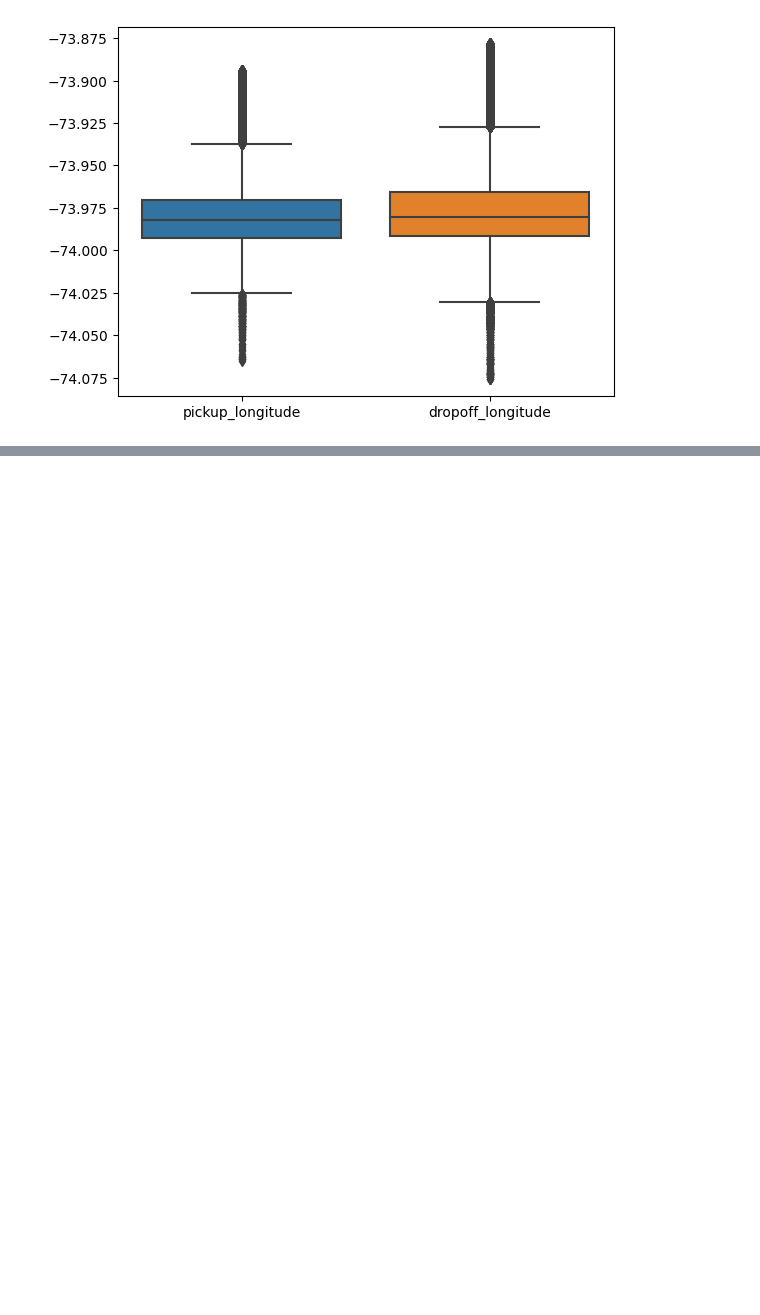
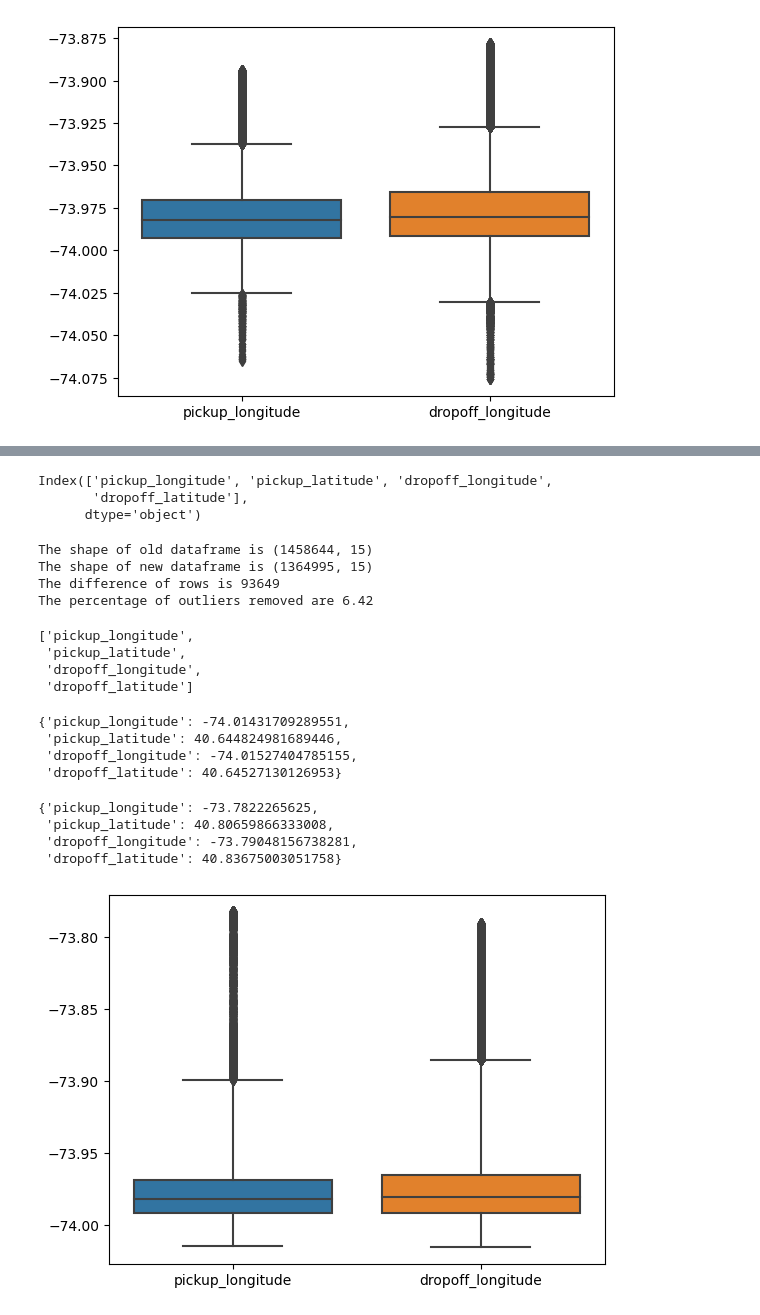
Before and after one commit to Himanshu-1703/kaggle-notebooks, a Jupyter notebook: rushing-through-nyc.ipynb, the cells around one changed output, grey strips where cells are left out. Saved outputs shown, nothing was run; the diff lists cells and outputs as text; code cells hidden in the pictures; blank space fills up the shorter version.

```diff
--- a/rushing-through-nyc.ipynb
+++ b/rushing-through-nyc.ipynb
@@ -1363,0 +1408,50 @@ plt.show()
+# %%
+train_df_new.columns[4:8]
+# %% [output]
+Index(['pickup_longitude', 'pickup_latitude', 'dropoff_longitude',
+       'dropoff_latitude'],
+      dtype='object')
+# %%
+#### Outlier removal using the percentile approach
+from feature_engine.outliers import OutlierTrimmer
+
+outlier_trim = OutlierTrimmer(capping_method='quantiles',
+                             tail='both',fold=0.01,
+                             variables=train_df_new.columns[4:8].to_list())
+
+df_without_outliers = outlier_trim.fit_transform(train_df_new)
+
+compare_df_size(old_df=train_df_new,new_df=df_without_outliers)
+# %% [output]
+The shape of old dataframe is (1458644, 15)
+The shape of new dataframe is (1364995, 15)
+The difference of rows is 93649
+The percentage of outliers removed are 6.42
+# %%
+outlier_trim.variables
+# %% [output]
+['pickup_longitude',
+ 'pickup_latitude',
+ 'dropoff_longitude',
+ 'dropoff_latitude']
+# %%
+outlier_trim.left_tail_caps_
+# %% [output]
+{'pickup_longitude': -74.01431709289551,
+ 'pickup_latitude': 40.644824981689446,
+ 'dropoff_longitude': -74.01527404785155,
+ 'dropoff_latitude': 40.64527130126953}
+# %%
+outlier_trim.right_tail_caps_
+# %% [output]
+{'pickup_longitude': -73.7822265625,
+ 'pickup_latitude': 40.80659866333008,
+ 'dropoff_longitude': -73.79048156738281,
+ 'dropoff_latitude': 40.83675003051758}
+# %%
+# plot boxplots
+
+sns.boxplot(df_without_outliers[['pickup_longitude','dropoff_longitude']],whis=3)
+plt.show()
+# %% [output]
+[figure, added]
```
Also changed, not shown: parts of 24 cells of this notebook.
